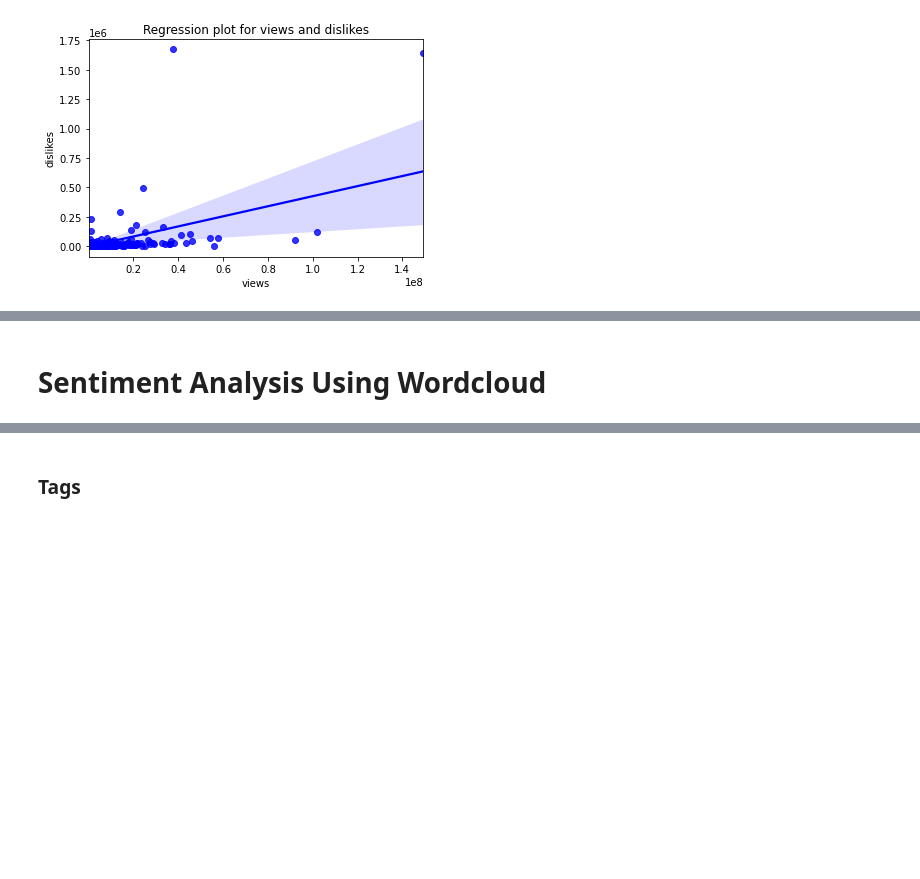
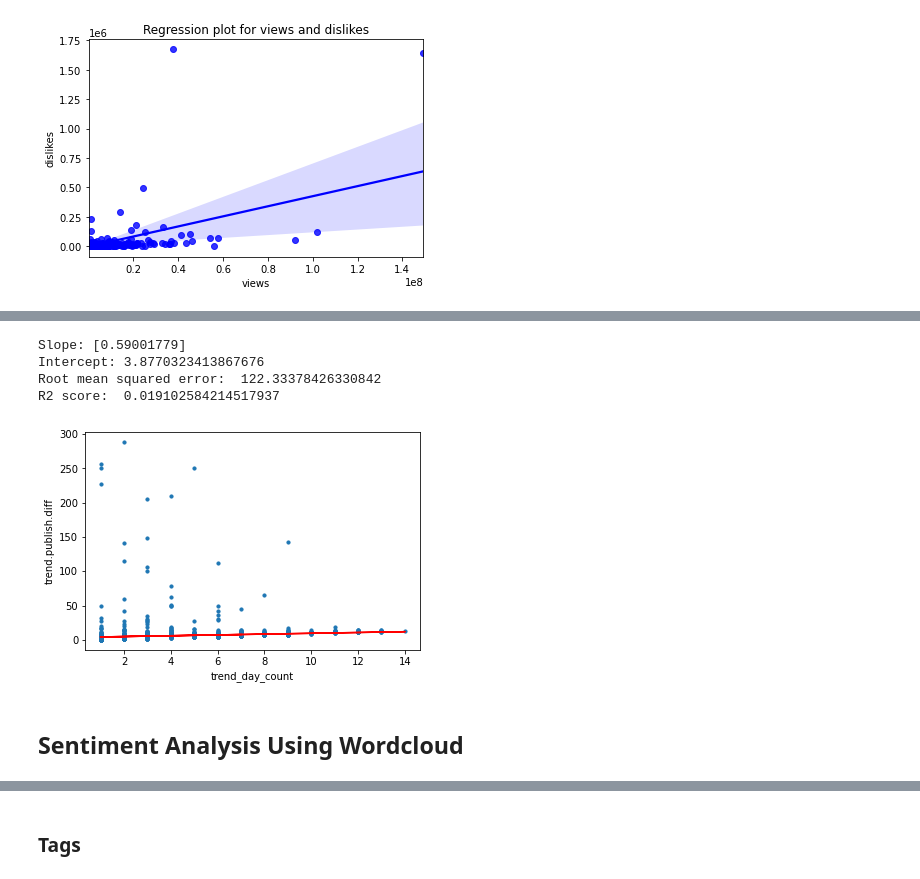
Before and after one commit to COGS118A/Group035-Sp22, a Jupyter notebook: Checkpoint_DataExploration.ipynb, the cells around one changed output, grey strips where cells are left out. Drawn from its saved outputs; the diff is of its cells as text; code cells hidden in the pictures; blank space fills up the shorter version.

```diff
--- a/Checkpoint_DataExploration.ipynb
+++ b/Checkpoint_DataExploration.ipynb
@@ -128,5 +120,15 @@ R2 score:  nan
+# %%
+#Extract rows for which videos trended in 300 or less days after published
+df_l301daystrend = df.loc[df['trend.publish.diff'] < 301]
+linear_regression(df_l301daystrend,'trend_day_count','trend.publish.diff')
+# %% [output]
+Slope: [0.59001779]
+Intercept: 3.8770323413867676
+Root mean squared error:  122.33378426330842
+R2 score:  0.019102584214517937
+[figure, added]
 # %% [markdown]
-# Sentiment Analysis Using Wordcloud
+## Sentiment Analysis Using Wordcloud
 # %%
 pip install wordcloud
 # %% [output]
```
Also changed, not shown: parts of 10 cells of this notebook.
